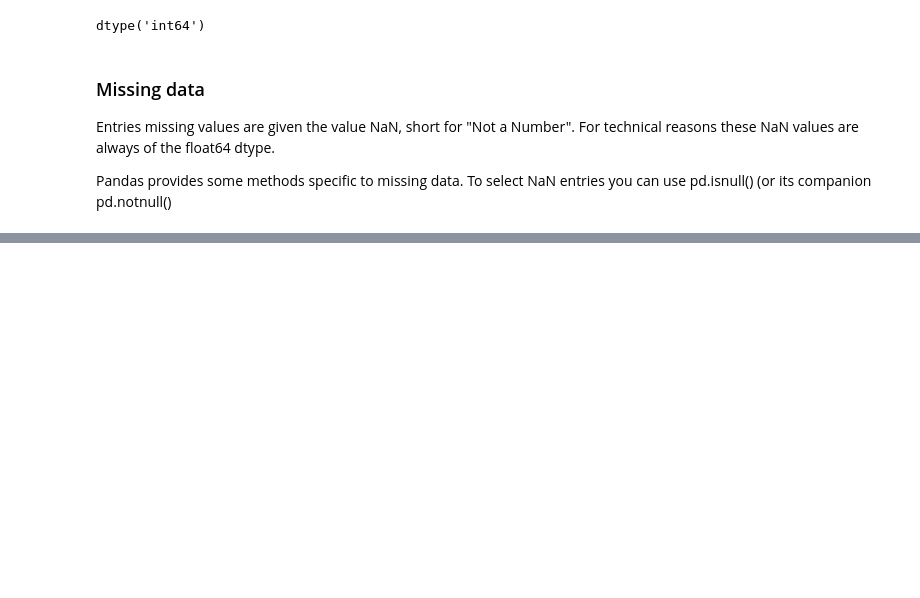
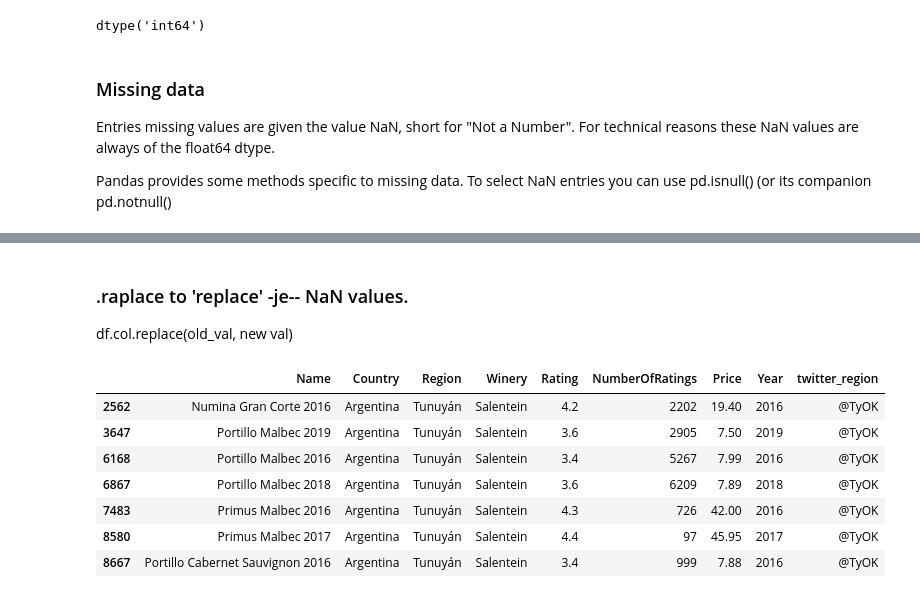
Before and after one commit to jmonti-gh/DataAnalysis_Py, a Jupyter notebook: pandas/kaggle_pd_5.ipynb, the cells around one changed output, grey strips where cells are left out. Saved outputs shown, nothing was run; the diff lists cells and outputs as text; code cells hidden in the pictures; blank space fills up the shorter version.

Commit message:
kaggle Pandas #5 dtypes & missing vals finished

```diff
--- a/pandas/kaggle_pd_5.ipynb
+++ b/pandas/kaggle_pd_5.ipynb
@@ -104,0 +196,8 @@ Pandas provides some methods specific to missing data. To select NaN entries you
+# %%
+display(revs.loc[3422:3426])
+lst_row3 = ['Name3', np.nan, 'Reg3', 'Win3', np.nan, 303, np.nan,2023, '@Reg3']
+revs.loc[3423.5] = lst_row3                         # make index float and insert in .5
+print('revs.index.dtype now:', revs.index.dtype)
+revs = revs.sort_index().reset_index(drop=True)     # return index to int and add .5 and create new int entry
+display(revs.loc[3422:3426])
+revs.index.dtype
@@ -104,0 +306,4 @@ Pandas provides some methods specific to missing data. To select NaN entries you
+# %%
+# .fillna() #1 - we can simply replace each NaN with an "Unknown":
+revs.Price = revs.Price.fillna('Unknown')
+revs[pd.isnull(revs.Country)]
@@ -104,0 +336,4 @@ Pandas provides some methods specific to missing data. To select NaN entries you
+# %%
+# before apply backfill or forwardfill return revs df to previous values
+revs.Price = revs.Price.replace('Unknown', np.nan)          # Use of .replace .. las point.
+revs[pd.isnull(revs.Country)]
@@ -104,0 +365,5 @@ Pandas provides some methods specific to missing data. To select NaN entries you
+# %%
+## CONT. with backfill strategic
+revs.Price = revs.Price.fillna(method='ffill')      # 'bfill' set 36.50
+display(revs[pd.isnull(revs.Country)])
+revs.iloc[3422:3427]
@@ -104,0 +381,17 @@ Pandas provides some methods specific to missing data. To select NaN entries you
+# %% [markdown]
+### .raplace to 'replace' -je-- NaN values.
+df.col.replace(old_val, new val)
+# %%
+# suppose a region change twitter (@Tunuyán - "@TyOK") - *** inplace for impact actual df ***
+# 'inplace' instead of redefining col (Series): revs.twitter_region = revs.twitter_region.repl...
+revs.twitter_region.replace('@Tunuyán', '@TyOK', inplace=True)
+revs.loc[revs.Region == 'Tunuyán']
+# %% [output]
+|  | Name | Country | Region | Winery | Rating | NumberOfRatings | Price | Year | twitter_region |
+| 2562 | Numina Gran Corte 2016 | Argentina | Tunuyán | Salentein | 4.2 | 2202 | 19.40 | 2016 | @TyOK |
+| 3647 | Portillo Malbec 2019 | Argentina | Tunuyán | Salentein | 3.6 | 2905 | 7.50 | 2019 | @TyOK |
+| 6168 | Portillo Malbec 2016 | Argentina | Tunuyán | Salentein | 3.4 | 5267 | 7.99 | 2016 | @TyOK |
+| 6867 | Portillo Malbec 2018 | Argentina | Tunuyán | Salentein | 3.6 | 6209 | 7.89 | 2018 | @TyOK |
+| 7483 | Primus Malbec 2016 | Argentina | Tunuyán | Salentein | 4.3 | 726 | 42.00 | 2016 | @TyOK |
+| 8580 | Primus Malbec 2017 | Argentina | Tunuyán | Salentein | 4.4 | 97 | 45.95 | 2017 | @TyOK |
+| 8667 | Portillo Cabernet Sauvignon 2016 | Argentina | Tunuyán | Salentein | 3.4 | 999 | 7.88 | 2016 | @TyOK |
```
Also changed, not shown: parts of 27 cells of this notebook, 1 other file.
